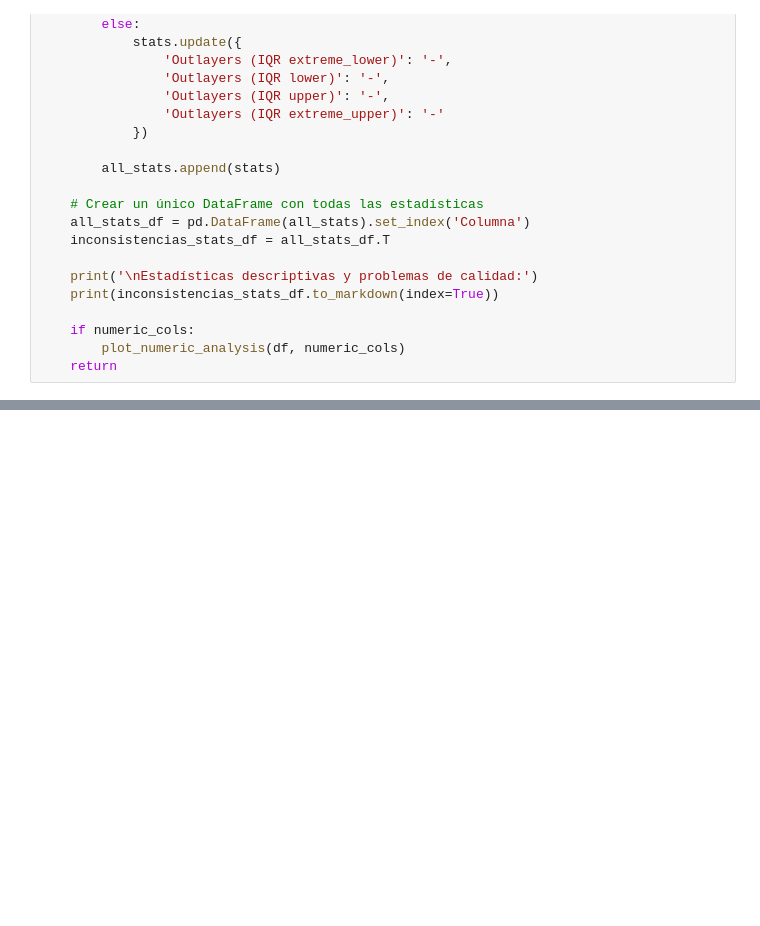
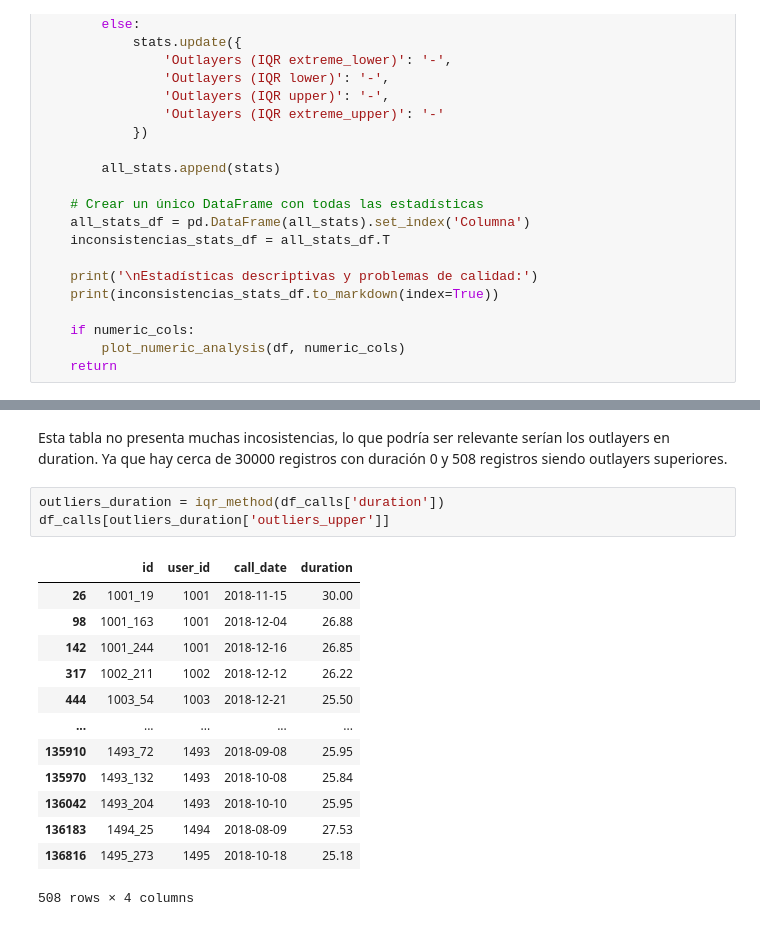
Before and after one commit to Pablouski7/examen1_DM, a Jupyter notebook: notebooks/1_EDA.ipynb, the cells around one changed output, grey strips where cells are left out. Cells and saved outputs as stored; diff of their text form; blank space fills up the shorter version.

```diff
--- a/notebooks/1_EDA.ipynb
+++ b/notebooks/1_EDA.ipynb
@@ -198,0 +199,19 @@ Estadísticas descriptivas y problemas de calidad:
+# %% [markdown]
+Esta tabla no presenta muchas incosistencias, lo que podría ser relevante serían los outlayers en duration. Ya que hay cerca de 30000 registros con duración 0 y 508 registros siendo outlayers superiores.
+# %%
+outliers_duration = iqr_method(df_calls['duration'])
+df_calls[outliers_duration['outliers_upper']]
+# %% [output]
+|  | id | user_id | call_date | duration |
+| 26 | 1001_19 | 1001 | 2018-11-15 | 30.00 |
+| 98 | 1001_163 | 1001 | 2018-12-04 | 26.88 |
+| 142 | 1001_244 | 1001 | 2018-12-16 | 26.85 |
+| 317 | 1002_211 | 1002 | 2018-12-12 | 26.22 |
+| 444 | 1003_54 | 1003 | 2018-12-21 | 25.50 |
+| ... | ... | ... | ... | ... |
+| 135910 | 1493_72 | 1493 | 2018-09-08 | 25.95 |
+| 135970 | 1493_132 | 1493 | 2018-10-08 | 25.84 |
+| 136042 | 1493_204 | 1493 | 2018-10-10 | 25.95 |
+| 136183 | 1494_25 | 1494 | 2018-08-09 | 27.53 |
+| 136816 | 1495_273 | 1495 | 2018-10-18 | 25.18 |
+508 rows × 4 columns
```
Also changed, not shown: parts of 24 cells of this notebook, 2 other files.
